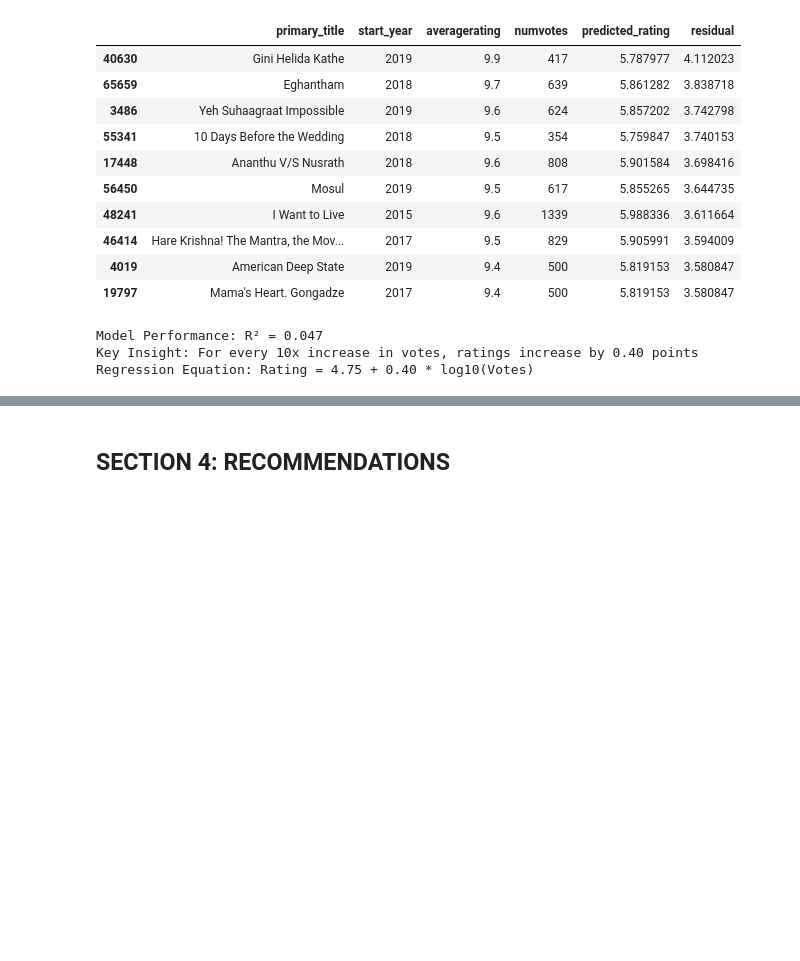
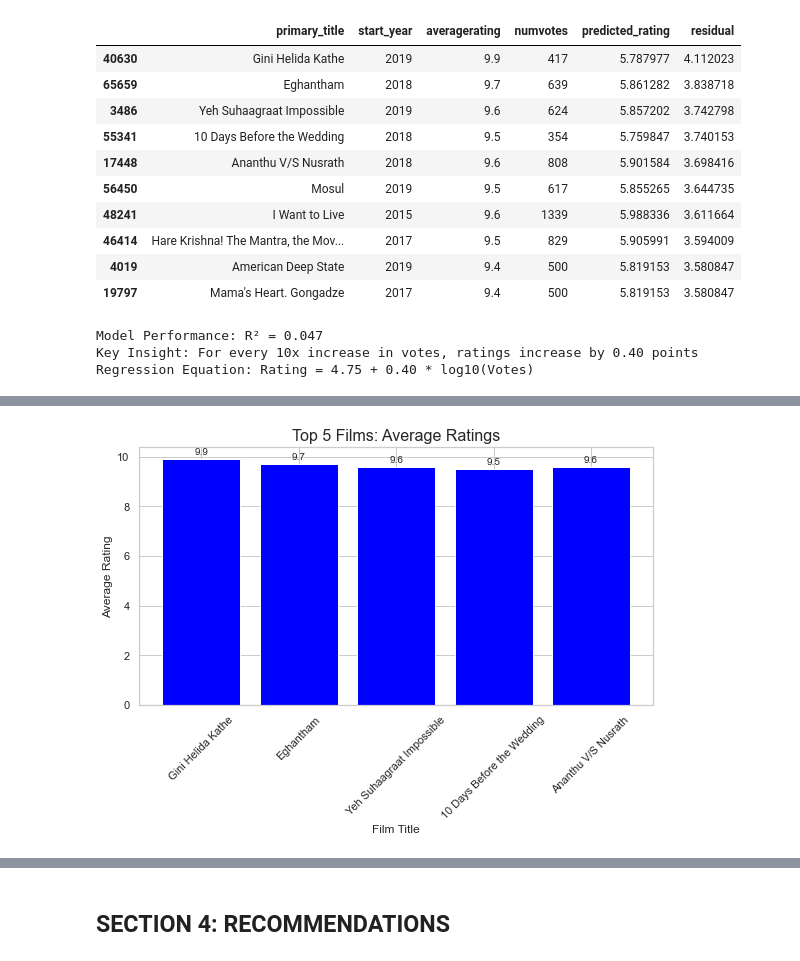
Before and after one commit to KweyuV/dsc-phase-2-project-group4, a Jupyter notebook: workbook_1.ipynb, the cells around one changed output, grey strips where cells are left out. Cells and saved outputs as stored; diff of their text form; code cells hidden in the pictures; blank space fills up the shorter version.

```diff
--- a/workbook_1.ipynb
+++ b/workbook_1.ipynb
@@ -453,0 +481,26 @@ Regression Equation: Rating = 4.75 + 0.40 * log10(Votes)
+# %%
+# Get top 5 films
+top_5 = established_films.head(5)
+
+# Create figure
+plt.figure(figsize=(8, 6))
+
+# Create bar chart - using average ratings as bar heights
+plt.bar(top_5['primary_title'], top_5['averagerating'], color='blue')
+
+# Add value labels on top of bars
+for i, rating in enumerate(top_5['averagerating']):
+    plt.text(i, rating + 0.1, f'{rating:.1f}',
+             ha='center', va='bottom', fontsize=10)
+
+# Add chart labels and title
+plt.title('Top 5 Films: Average Ratings', fontsize=16)
+plt.xlabel('Film Title', fontsize=12)
+plt.ylabel('Average Rating', fontsize=12)
+plt.xticks(rotation=45)  # Rotate titles for better readability
+
+
+plt.tight_layout()
+plt.show()
+# %% [output]
+[figure, added]
```
Also changed, not shown: parts of 3 cells of this notebook.
